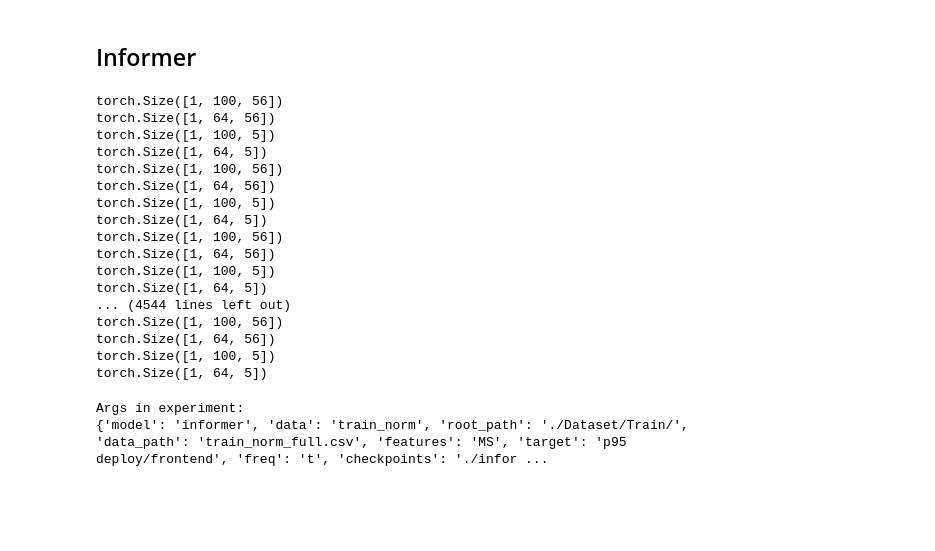
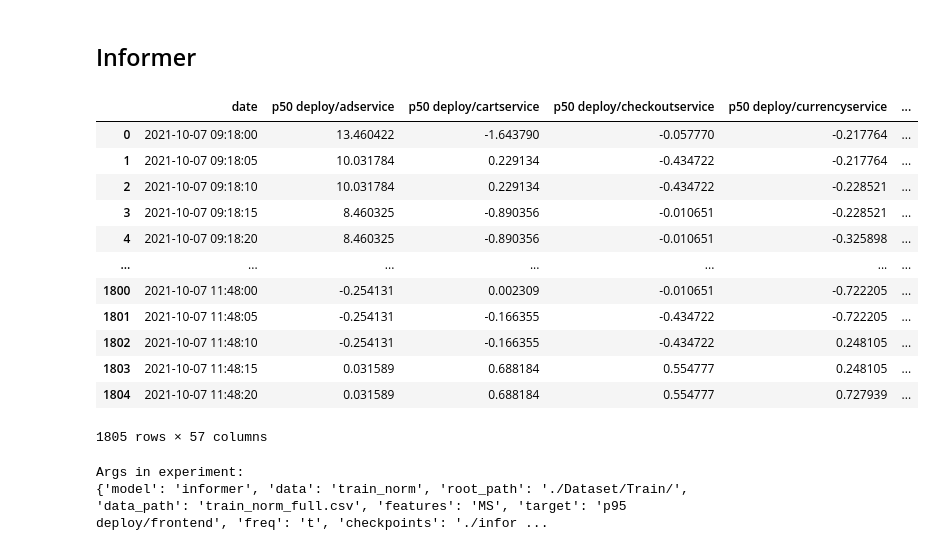
Before and after one commit to ezelanza/Transformers-for-latency-prediction, a Jupyter notebook: main.ipynb, the cells around one changed output. Cells and saved outputs as stored; diff of their text form; code cells hidden in the pictures; blank space fills up the shorter version.

```diff
--- a/main.ipynb
+++ b/main.ipynb
@@ -978,6 +980,24 @@ RuntimeError: mat1 and mat2 shapes cannot be multiplied (100x3600 and 60x1)
 import sys
 import os
 sys.path.append('/Users/emlanza/Library/CloudStorage/OneDrive-UniversidadAustral/Facultad/Maestria Data Science AUSTRAL/Tesis/Transformers-for-latency-prediction/Informer/Informer2020')
+# %%
+# Carga de dataset
+ds = pd.read_csv("/Users/emlanza/Library/CloudStorage/OneDrive-UniversidadAustral/Facultad/Maestria Data Science AUSTRAL/Tesis/Transformers-for-latency-prediction/Dataset/Train/Train_norm_full.csv")
+ds
+# %% [output]
+|  | date | p50 deploy/adservice | p50 deploy/cartservice | p50 deploy/checkoutservice | p50 deploy/currencyservice | ... |
+| 0 | 2021-10-07 09:18:00 | 13.460422 | -1.643790 | -0.057770 | -0.217764 | ... |
+| 1 | 2021-10-07 09:18:05 | 10.031784 | 0.229134 | -0.434722 | -0.217764 | ... |
+| 2 | 2021-10-07 09:18:10 | 10.031784 | 0.229134 | -0.434722 | -0.228521 | ... |
+| 3 | 2021-10-07 09:18:15 | 8.460325 | -0.890356 | -0.010651 | -0.228521 | ... |
+| 4 | 2021-10-07 09:18:20 | 8.460325 | -0.890356 | -0.010651 | -0.325898 | ... |
+| ... | ... | ... | ... | ... | ... | ... |
+| 1800 | 2021-10-07 11:48:00 | -0.254131 | 0.002309 | -0.010651 | -0.722205 | ... |
+| 1801 | 2021-10-07 11:48:05 | -0.254131 | -0.166355 | -0.434722 | -0.722205 | ... |
+| 1802 | 2021-10-07 11:48:10 | -0.254131 | -0.166355 | -0.434722 | 0.248105 | ... |
+| 1803 | 2021-10-07 11:48:15 | 0.031589 | 0.688184 | 0.554777 | 0.248105 | ... |
+| 1804 | 2021-10-07 11:48:20 | 0.031589 | 0.688184 | 0.554777 | 0.727939 | ... |
+1805 rows × 57 columns
 # %%
 from data.data_loader import Dataset_Custom
 from utils.tools import dotdict
@@ -1066,32 +1084,3 @@ data_set.
-# %%
-def check_for_nan(data_loader):
-    for batch_idx, batch in enumerate(data_loader):
-        # iterate over each tensor in the batch
-        for tensor in batch:
-            print(tensor.shape)
-            # check if the tensor contains NaN values
-            if torch.isnan(tensor).any():
-                print(f"Found NaN values in batch {batch_idx}")
-
-check_for_nan(data_loader)
-# %% [output]
-torch.Size([1, 100, 56])
-torch.Size([1, 64, 56])
-torch.Size([1, 100, 5])
-torch.Size([1, 64, 5])
-torch.Size([1, 100, 56])
-torch.Size([1, 64, 56])
-torch.Size([1, 100, 5])
-torch.Size([1, 64, 5])
-torch.Size([1, 100, 56])
-torch.Size([1, 64, 56])
-torch.Size([1, 100, 5])
-torch.Size([1, 64, 5])
-... (4544 lines left out)
-torch.Size([1, 100, 56])
-torch.Size([1, 64, 56])
-torch.Size([1, 100, 5])
-torch.Size([1, 64, 5])
 # %%
 args.detail_freq = args.freq
 args.freq = args.freq[-1:]
```
Also changed, not shown: parts of 3 cells of this notebook, 3 other files.
